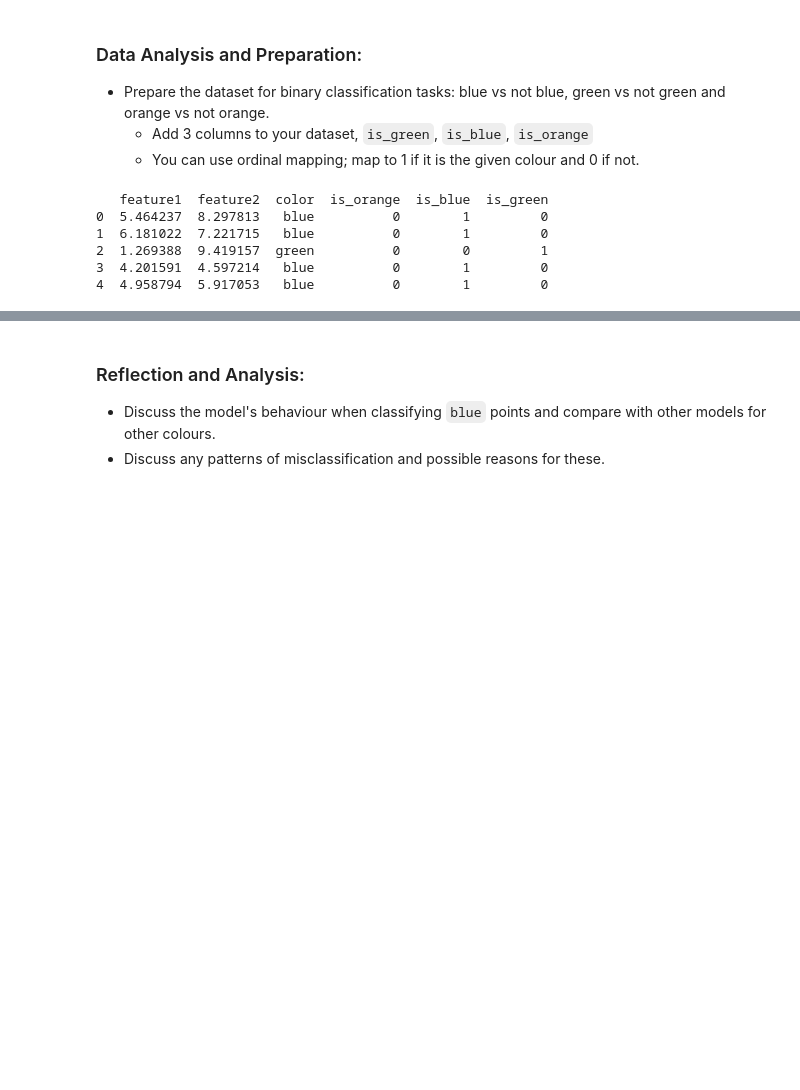
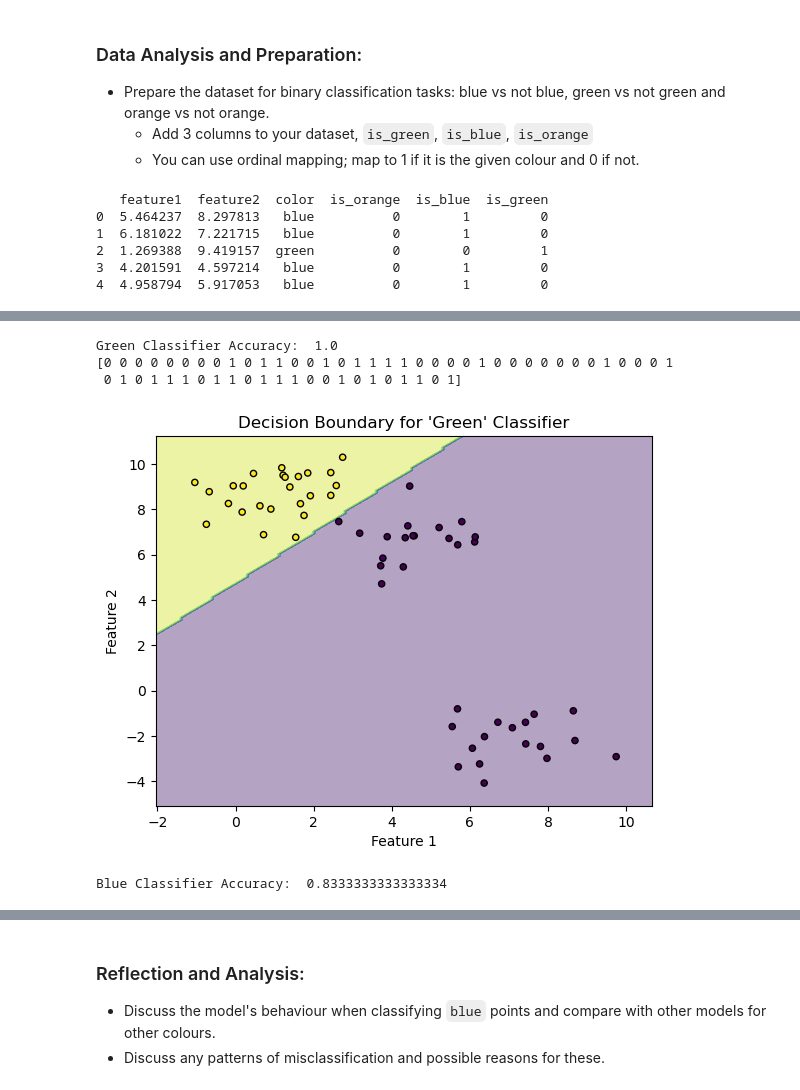
Before and after one commit to soumya-khanna/446-A2, a Jupyter notebook: assg2_template.ipynb, the cells around one changed output, grey strips where cells are left out. Drawn from its saved outputs; the diff is of its cells as text; code cells hidden in the pictures; blank space fills up the shorter version.

```diff
--- a/assg2_template.ipynb
+++ b/assg2_template.ipynb
@@ -368,8 +374,40 @@ plot_decision_boundary(X_test_orange.values, y_test_orange.values,
 # %%
 # Train Log Reg for Green
+
+# Splitting the data for 'green' classification
+X_train_green, X_test_green, y_train_green, y_test_green = train_test_split(df[['feature1', 'feature2']], df['is_green'], test_size=0.2, random_state=156)
+
+# Train Logistic Regression for 'green' classification
+green_classifier = LogisticRegression(random_state=156)
+green_classifier.fit(X_train_green, y_train_green)
+
+preds_green = green_classifier.predict(X_test_green)
+print('Green Classifier Accuracy: ', accuracy_score(preds_green,y_test_green))
+
+print(preds_green)
+# %% [output]
+Green Classifier Accuracy:  1.0
+[0 0 0 0 0 0 0 0 1 0 1 1 0 0 1 0 1 1 1 1 0 0 0 0 1 0 0 0 0 0 0 0 1 0 0 0 1
+ 0 1 0 1 1 1 0 1 1 0 1 1 1 0 0 1 0 1 0 1 1 0 1]
 # %%
 # Plotting decision boundaries for 'green' classifier
+plot_decision_boundary(X_test_green.values, y_test_green.values,
+                       green_classifier, "Decision Boundary for 'Green' Classifier",)
+# %% [output]
+[figure, added]
 # %%
 # Train Log Reg for Blue
+
+# Splitting the data for 'blue' classification
+X_train_blue, X_test_blue, y_train_blue, y_test_blue = train_test_split(df[['feature1', 'feature2']], df['is_blue'], test_size=0.2, random_state=156)
+
+# Train Logistic Regression for 'blue' classification
+blue_classifier = LogisticRegression(random_state=156)
+blue_classifier.fit(X_train_blue, y_train_blue)
+
+preds_blue = blue_classifier.predict(X_test_blue)
+print('Blue Classifier Accuracy: ', accuracy_score(preds_blue,y_test_blue))
+# %% [output]
+Blue Classifier Accuracy:  0.8333333333333334
 # %%
 # Plotting decision boundaries for 'blue' classifier
```
Also changed, not shown: parts of 3 cells of this notebook.
